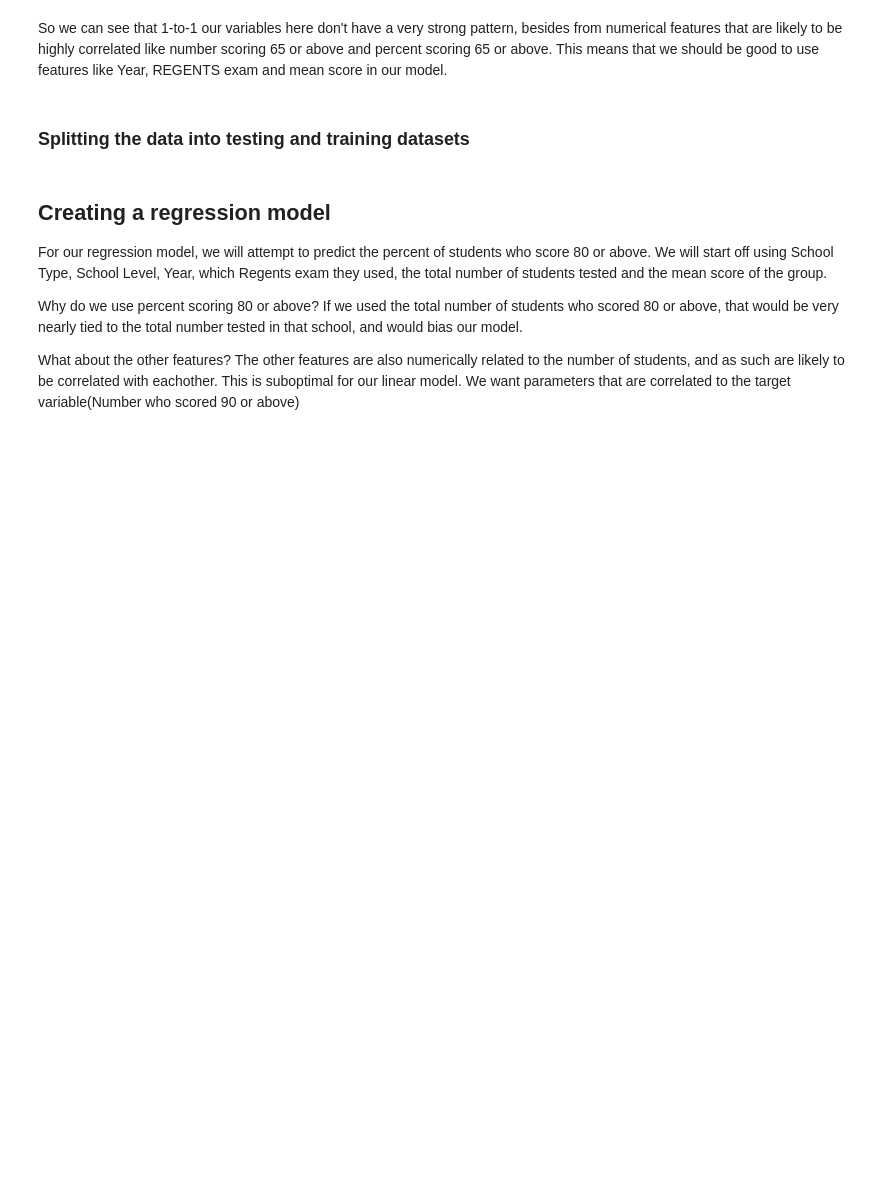
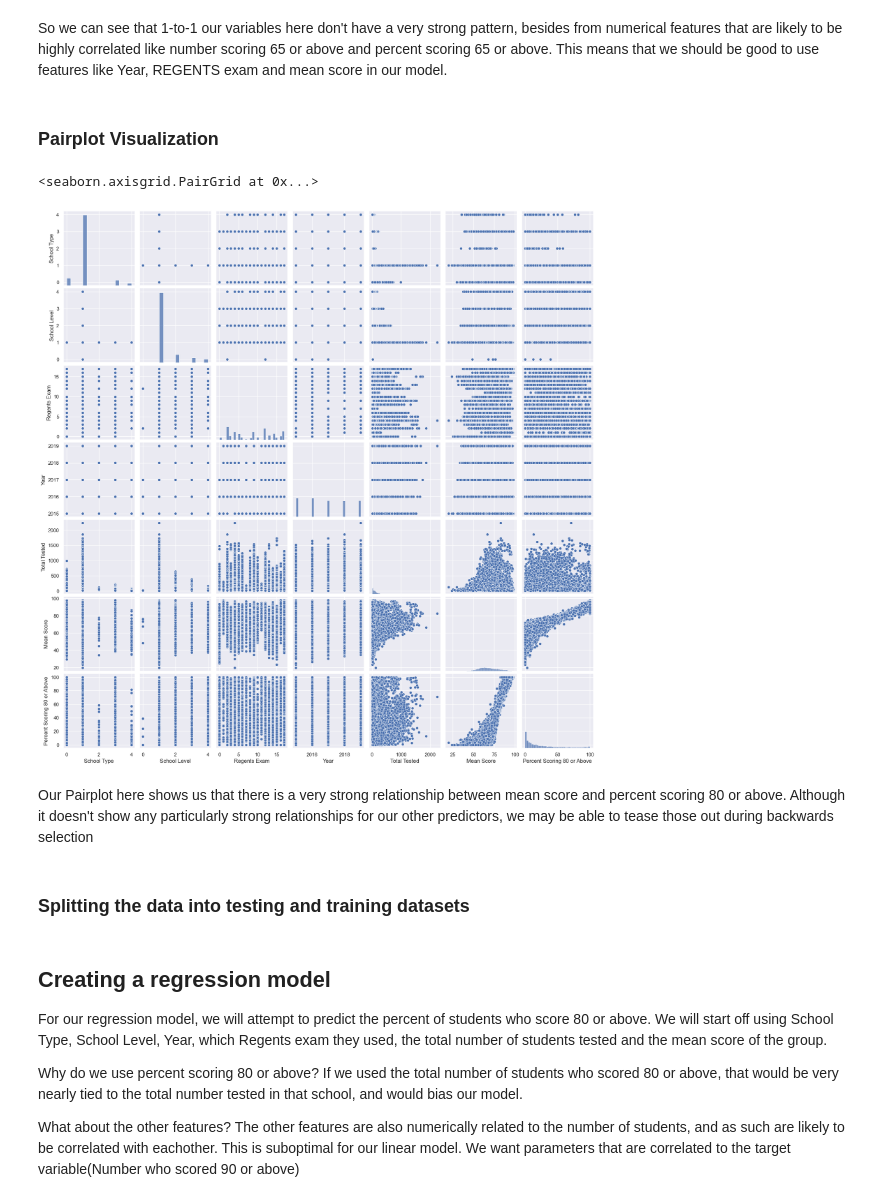
Before and after one commit to jackr276/Manhattan-Data-Regression-Analysis, a Jupyter notebook: NYS REGENTS Scores.ipynb, the cells around one changed output. Cells and saved outputs as stored; diff of their text form; code cells hidden in the pictures; blank space fills up the shorter version.

```diff
--- a/NYS REGENTS Scores.ipynb
+++ b/NYS REGENTS Scores.ipynb
@@ -300,5 +334,14 @@ sns_plot = sns.heatmap(
 # %% [markdown]
 So we can see that 1-to-1 our variables here don't have a very strong pattern, besides from numerical features that are likely to be highly correlated like number scoring 65 or above and percent scoring 65 or above. This means that we should be good to use features like Year, REGENTS exam and mean score in our model.
+# %% [markdown]
+### Pairplot Visualization
+# %%
+sns.pairplot(scores)
+# %% [output]
+<seaborn.axisgrid.PairGrid at 0x...>
+[figure, added]
+# %% [markdown]
+Our Pairplot here shows us that there is a very strong relationship between mean score and percent scoring 80 or above. Although it doesn't show any particularly strong relationships for our other predictors, we may be able to tease those out during backwards selection
 # %% [markdown]
 ### Splitting the data into testing and training datasets
 # %%
```
Also changed, not shown: parts of 26 cells of this notebook.
